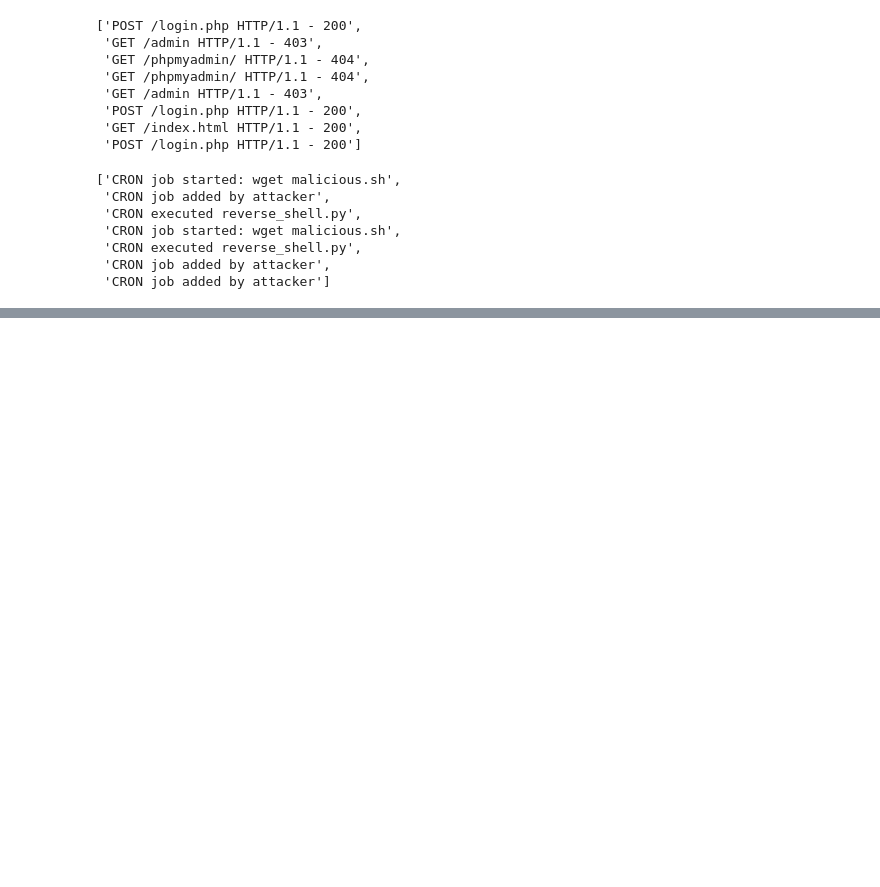
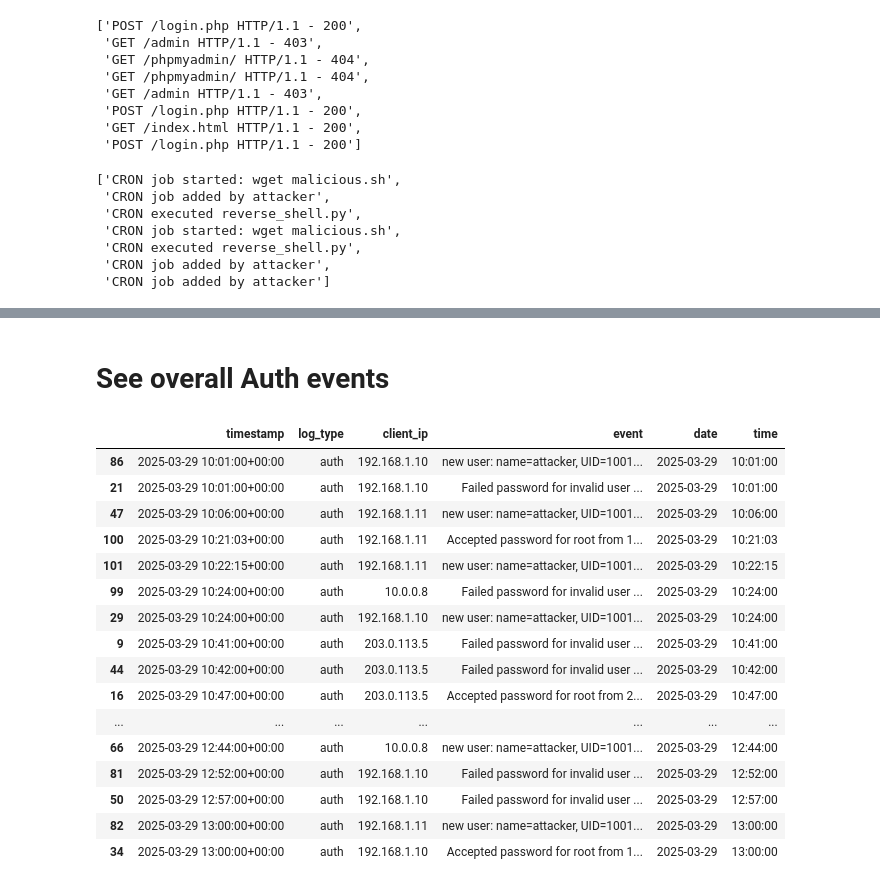
Before and after one commit to Zz1rg/CyberGroup2, a Jupyter notebook: AnalyzeLog_ParsingTxtEdition.ipynb, the cells around one changed output, grey strips where cells are left out. Drawn from its saved outputs; the diff is of its cells as text; code cells hidden in the pictures; blank space fills up the shorter version.

```diff
--- a/AnalyzeLog_ParsingTxtEdition.ipynb
+++ b/AnalyzeLog_ParsingTxtEdition.ipynb
@@ -401,0 +466,22 @@ df4[df4['log_type'] == 'cron']['event'].to_list()
+# %% [markdown]
+# See overall Auth events
+# %%
+df[df['log_type'] == 'auth'].sort_values(by='timestamp')
+# %% [output]
+|  | timestamp | log_type | client_ip | event | date | time |
+| 86 | 2025-03-29 10:01:00+00:00 | auth | 192.168.1.10 | new user: name=attacker, UID=1001... | 2025-03-29 | 10:01:00 |
+| 21 | 2025-03-29 10:01:00+00:00 | auth | 192.168.1.10 | Failed password for invalid user ... | 2025-03-29 | 10:01:00 |
+| 47 | 2025-03-29 10:06:00+00:00 | auth | 192.168.1.11 | new user: name=attacker, UID=1001... | 2025-03-29 | 10:06:00 |
+| 100 | 2025-03-29 10:21:03+00:00 | auth | 192.168.1.11 | Accepted password for root from 1... | 2025-03-29 | 10:21:03 |
+| 101 | 2025-03-29 10:22:15+00:00 | auth | 192.168.1.11 | new user: name=attacker, UID=1001... | 2025-03-29 | 10:22:15 |
+| 99 | 2025-03-29 10:24:00+00:00 | auth | 10.0.0.8 | Failed password for invalid user ... | 2025-03-29 | 10:24:00 |
+| 29 | 2025-03-29 10:24:00+00:00 | auth | 192.168.1.10 | new user: name=attacker, UID=1001... | 2025-03-29 | 10:24:00 |
+| 9 | 2025-03-29 10:41:00+00:00 | auth | 203.0.113.5 | Failed password for invalid user ... | 2025-03-29 | 10:41:00 |
+| 44 | 2025-03-29 10:42:00+00:00 | auth | 203.0.113.5 | Failed password for invalid user ... | 2025-03-29 | 10:42:00 |
+| 16 | 2025-03-29 10:47:00+00:00 | auth | 203.0.113.5 | Accepted password for root from 2... | 2025-03-29 | 10:47:00 |
+| ... | ... | ... | ... | ... | ... | ... |
+| 66 | 2025-03-29 12:44:00+00:00 | auth | 10.0.0.8 | new user: name=attacker, UID=1001... | 2025-03-29 | 12:44:00 |
+| 81 | 2025-03-29 12:52:00+00:00 | auth | 192.168.1.10 | Failed password for invalid user ... | 2025-03-29 | 12:52:00 |
+| 50 | 2025-03-29 12:57:00+00:00 | auth | 192.168.1.10 | Failed password for invalid user ... | 2025-03-29 | 12:57:00 |
+| 82 | 2025-03-29 13:00:00+00:00 | auth | 192.168.1.11 | new user: name=attacker, UID=1001... | 2025-03-29 | 13:00:00 |
+| 34 | 2025-03-29 13:00:00+00:00 | auth | 192.168.1.10 | Accepted password for root from 1... | 2025-03-29 | 13:00:00 |
```
Also changed, not shown: parts of 6 cells of this notebook, 2 other files.
